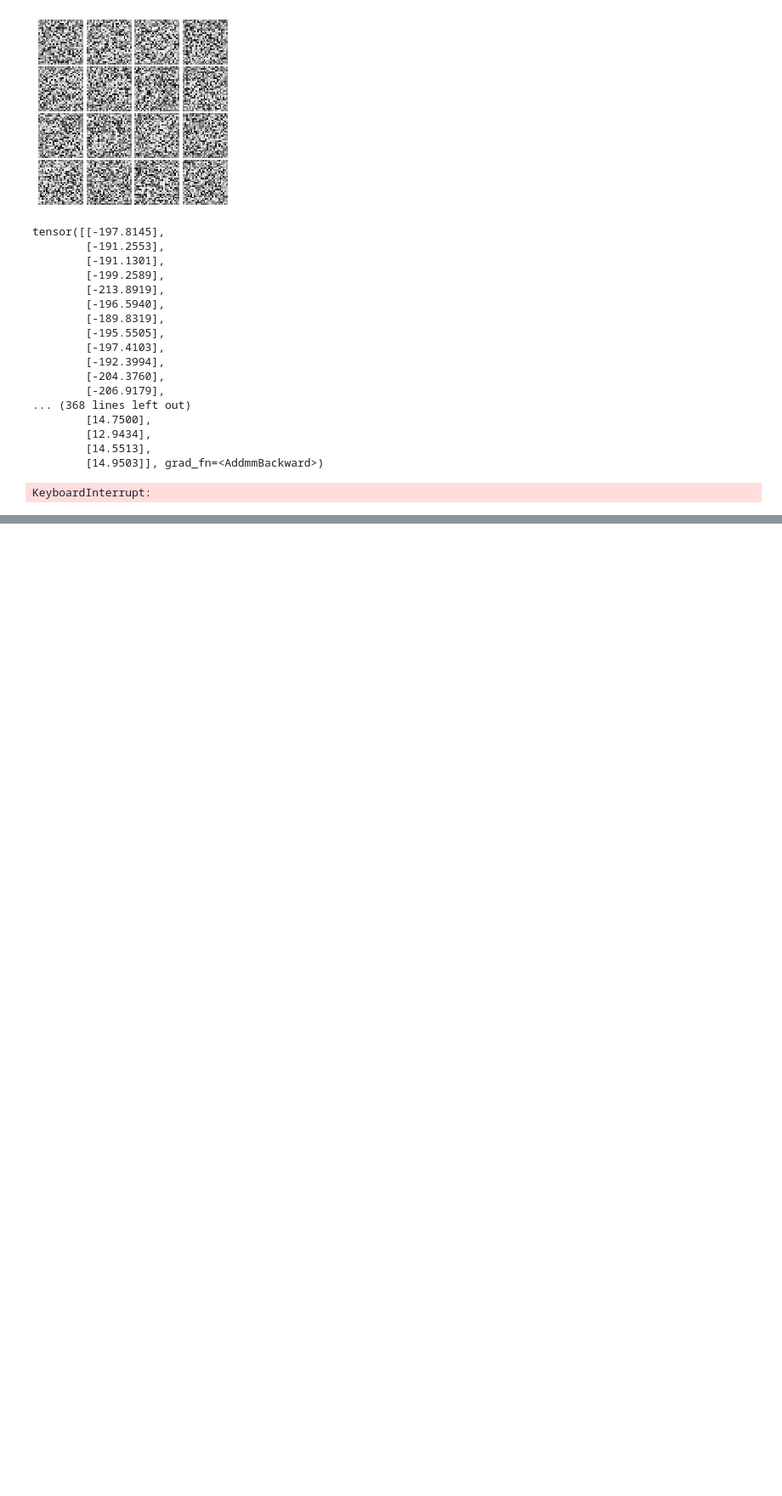
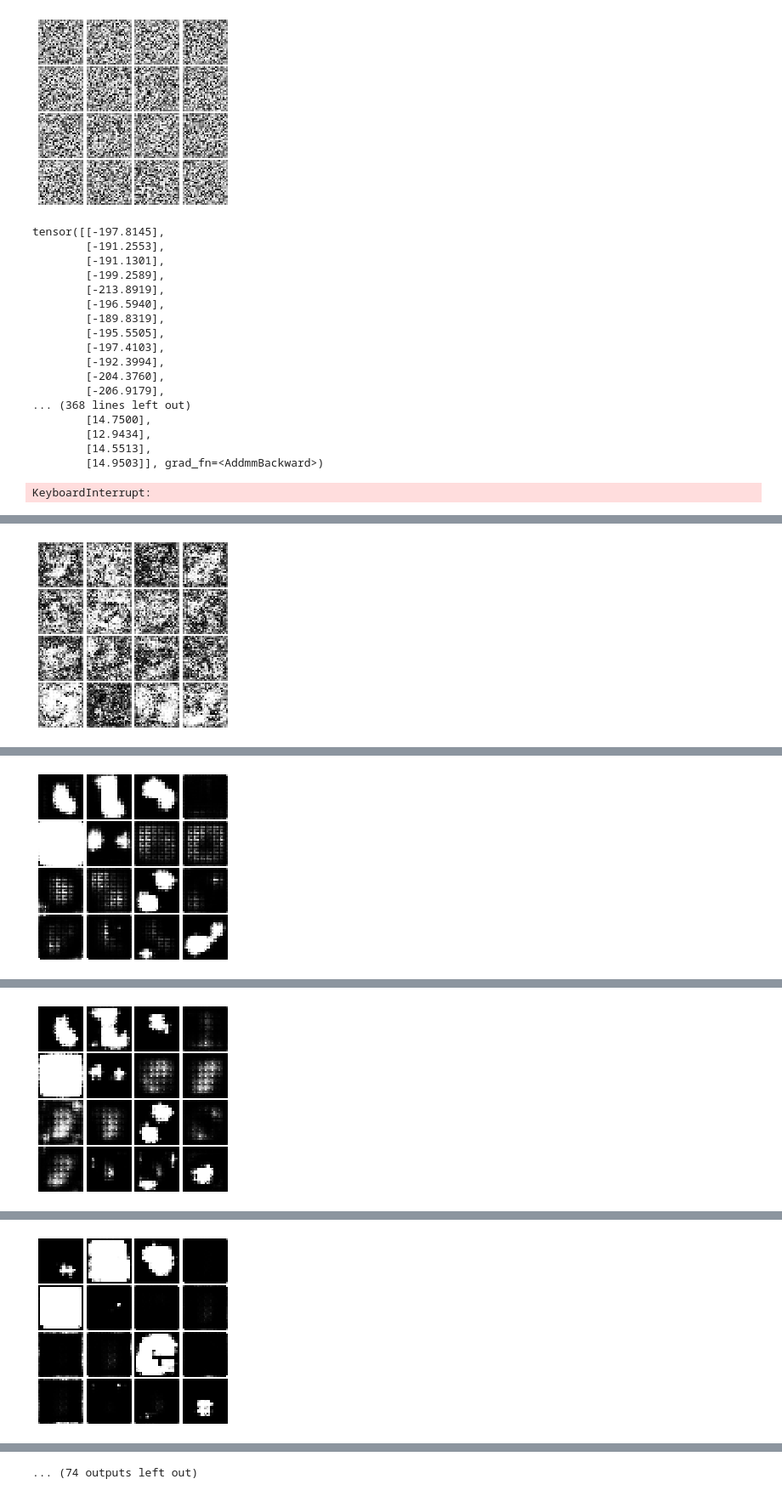
Before and after one commit to andreimargeloiu/R250-GAN-VAE, a Jupyter notebook: run_interactive.ipynb, the cells around one changed output, grey strips where cells are left out. Shown at 85% size. Drawn from its saved outputs; the diff is of its cells as text; code cells hidden in the pictures; blank space fills up the shorter version.

```diff
--- a/run_interactive.ipynb
+++ b/run_interactive.ipynb
@@ -130,0 +115,3 @@ Iter: 5, Enc: 1.283e+04, Dec:-0.908, Dis:1.07
+# %%
+train_betavae(args)
+# %% [output]
@@ -130,0 +119 @@ Iter: 5, Enc: 1.283e+04, Dec:-0.908, Dis:1.07
+[figure, added]
@@ -130,0 +121 @@ Iter: 5, Enc: 1.283e+04, Dec:-0.908, Dis:1.07
+[figure, added]
@@ -130,0 +123 @@ Iter: 5, Enc: 1.283e+04, Dec:-0.908, Dis:1.07
+[figure, added]
@@ -130,0 +125 @@ Iter: 5, Enc: 1.283e+04, Dec:-0.908, Dis:1.07
+[figure, added]
@@ -130,0 +130 @@ Iter: 5, Enc: 1.283e+04, Dec:-0.908, Dis:1.07
+... (74 outputs left out)
```
Also changed, not shown: parts of 4 cells of this notebook, 2 other files.
